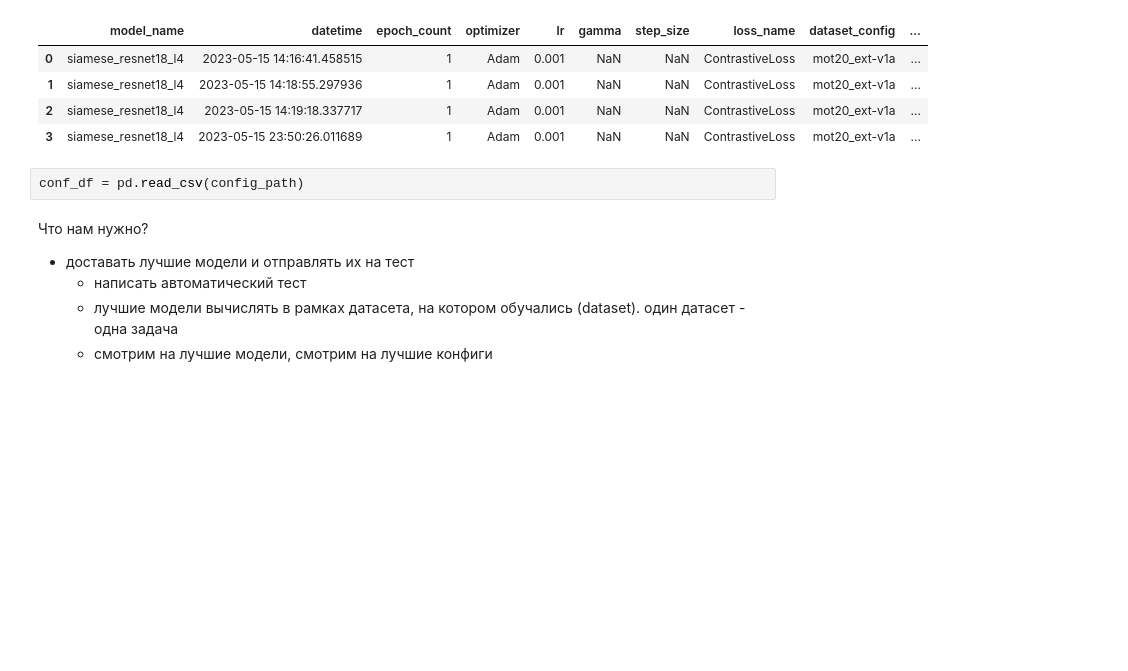
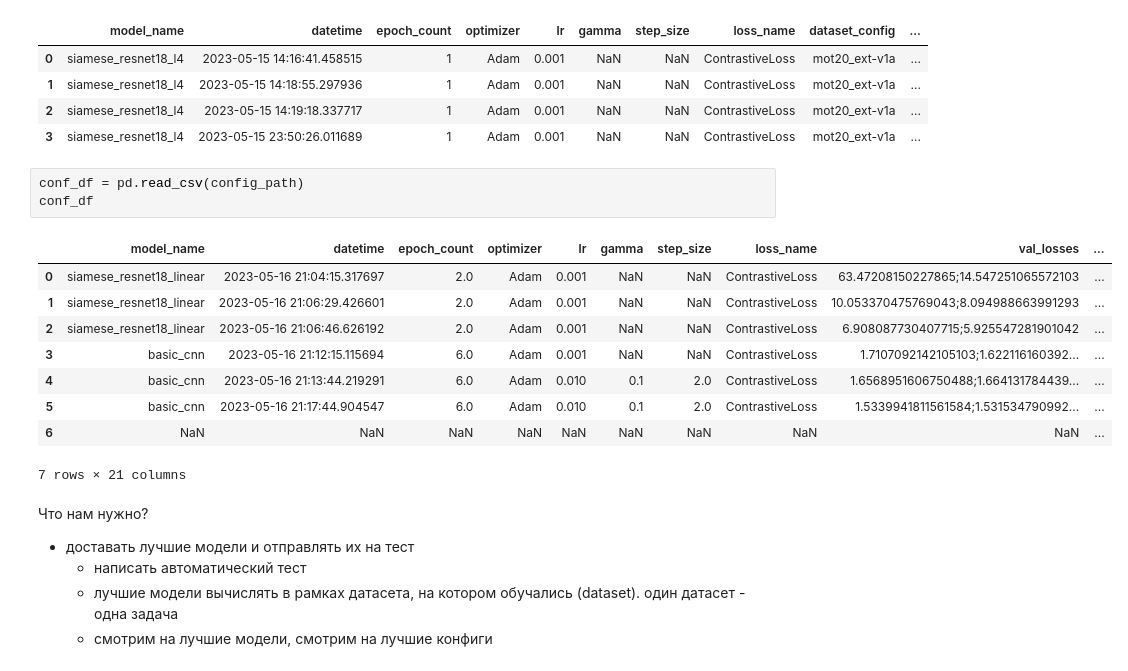
Before and after one commit to BlackKingWhitePawn/reidentification, a Jupyter notebook: logger.test.ipynb, the cells around one changed output. Cells and saved outputs as stored; diff of their text form; blank space fills up the shorter version.

```diff
--- a/logger.test.ipynb
+++ b/logger.test.ipynb
@@ -377,6 +377,17 @@ exp_df
 | 3 | siamese_resnet18_l4 | 2023-05-15 23:50:26.011689 | 1 | Adam | 0.001 | NaN | NaN | ContrastiveLoss | mot20_ext-v1a | ... |
 # %%
 conf_df = pd.read_csv(config_path)
+conf_df
+# %% [output]
+|  | model_name | datetime | epoch_count | optimizer | lr | gamma | step_size | loss_name | val_losses | ... |
+| 0 | siamese_resnet18_linear | 2023-05-16 21:04:15.317697 | 2.0 | Adam | 0.001 | NaN | NaN | ContrastiveLoss | 63.47208150227865;14.547251065572103 | ... |
+| 1 | siamese_resnet18_linear | 2023-05-16 21:06:29.426601 | 2.0 | Adam | 0.001 | NaN | NaN | ContrastiveLoss | 10.053370475769043;8.094988663991293 | ... |
+| 2 | siamese_resnet18_linear | 2023-05-16 21:06:46.626192 | 2.0 | Adam | 0.001 | NaN | NaN | ContrastiveLoss | 6.908087730407715;5.925547281901042 | ... |
+| 3 | basic_cnn | 2023-05-16 21:12:15.115694 | 6.0 | Adam | 0.001 | NaN | NaN | ContrastiveLoss | 1.7107092142105103;1.622116160392... | ... |
+| 4 | basic_cnn | 2023-05-16 21:13:44.219291 | 6.0 | Adam | 0.010 | 0.1 | 2.0 | ContrastiveLoss | 1.6568951606750488;1.664131784439... | ... |
+| 5 | basic_cnn | 2023-05-16 21:17:44.904547 | 6.0 | Adam | 0.010 | 0.1 | 2.0 | ContrastiveLoss | 1.5339941811561584;1.531534790992... | ... |
+| 6 | NaN | NaN | NaN | NaN | NaN | NaN | NaN | NaN | NaN | ... |
+7 rows × 21 columns
 # %% [markdown]
 Что нам нужно?
 - доставать лучшие модели и отправлять их на тест
```
Also changed, not shown: 6 other files.
